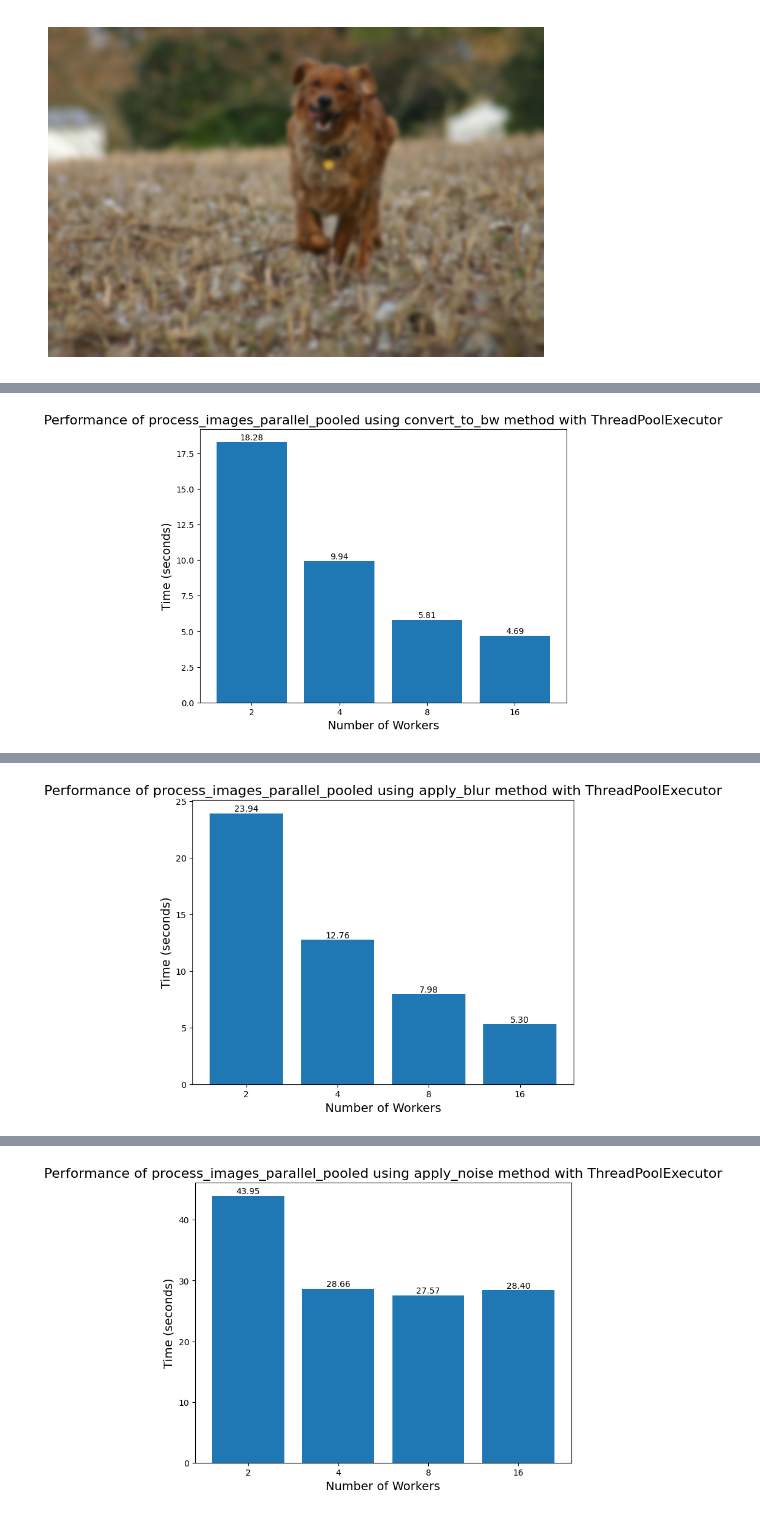
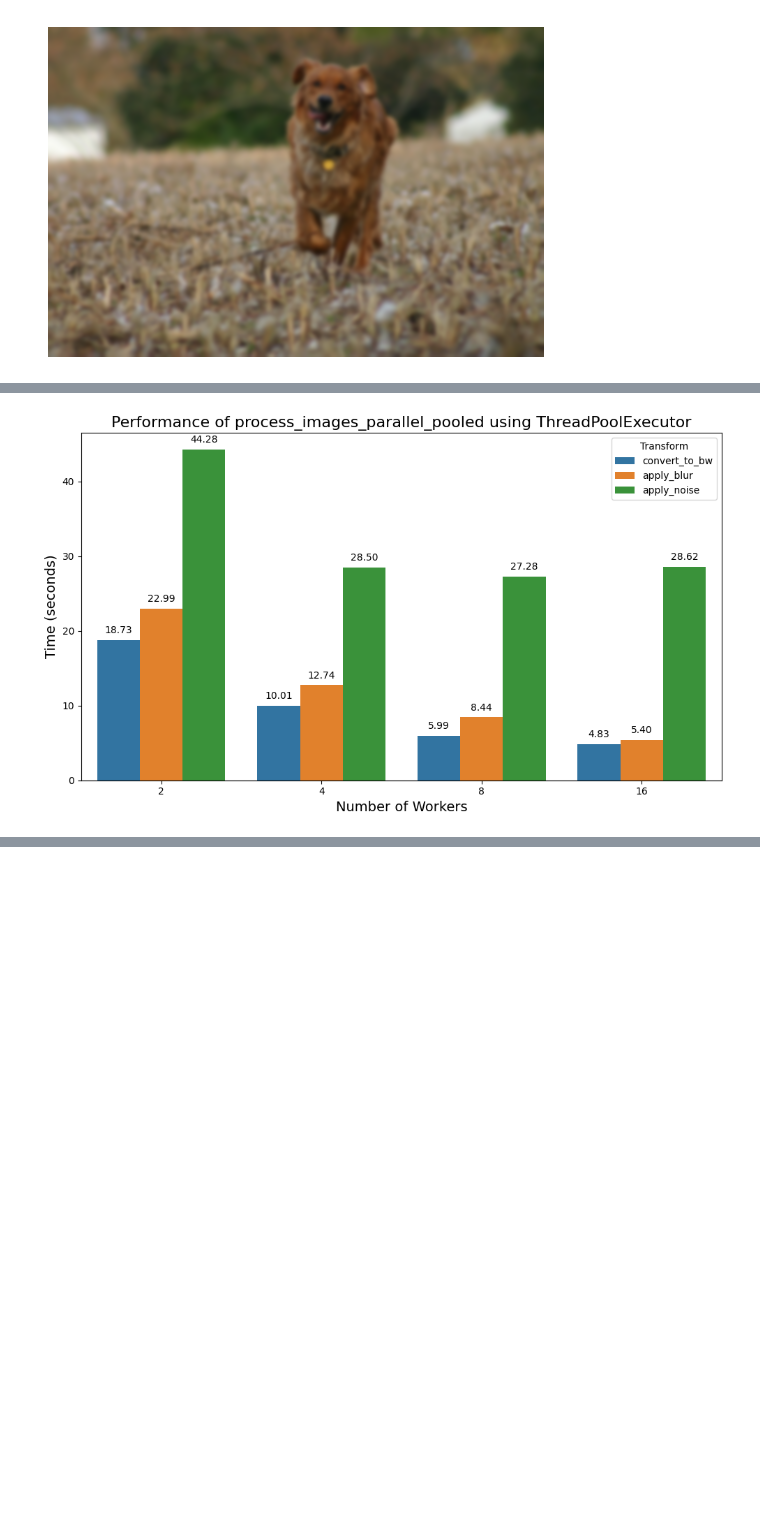
Before and after one commit to robertmackevic/parallel-image-processing, a Jupyter notebook: testing.ipynb, the cells around one changed output, grey strips where cells are left out. Drawn from its saved outputs; the diff is of its cells as text; code cells hidden in the pictures; blank space fills up the shorter version.

Commit message:
Updated testing output with grouped column bar graphs.

```diff
--- a/testing.ipynb
+++ b/testing.ipynb
@@ -66,19 +66,7 @@ Function process_images_sequential with args ['apply_noise'] took 73.5605 second
 run_testing(
     function=process_images_parallel_pooled,
     pool_executor=ThreadPoolExecutor,
-    transform=convert_to_bw,
+    transforms=[convert_to_bw, apply_blur, apply_noise],
     max_workers=NUM_LOGICAL_CORES
 )
-run_testing(
-    function=process_images_parallel_pooled,
-    pool_executor=ThreadPoolExecutor,
-    transform=apply_blur,
-    max_workers=NUM_LOGICAL_CORES
-)
-run_testing(
-    function=process_images_parallel_pooled,
-    pool_executor=ThreadPoolExecutor,
-    transform=apply_noise,
-    max_workers=NUM_LOGICAL_CORES
-)
 # %% [output]
@@ -89 +85 @@ Function process_images_parallel_pooled with args ['ThreadPoolExecutor', 'conver
-[figure, old version]
+[figure, new version]
@@ -94 +85,0 @@ Function process_images_parallel_pooled with args ['ThreadPoolExecutor', 'apply_
-[figure, removed]
@@ -99,4 +86,3 @@ Function process_images_parallel_pooled with args ['ThreadPoolExecutor', 'apply_
-[figure, removed]
 # %%
 run_testing(
     function=process_images_parallel_pooled,
```
Also changed, not shown: parts of 5 cells of this notebook, 2 other files.
